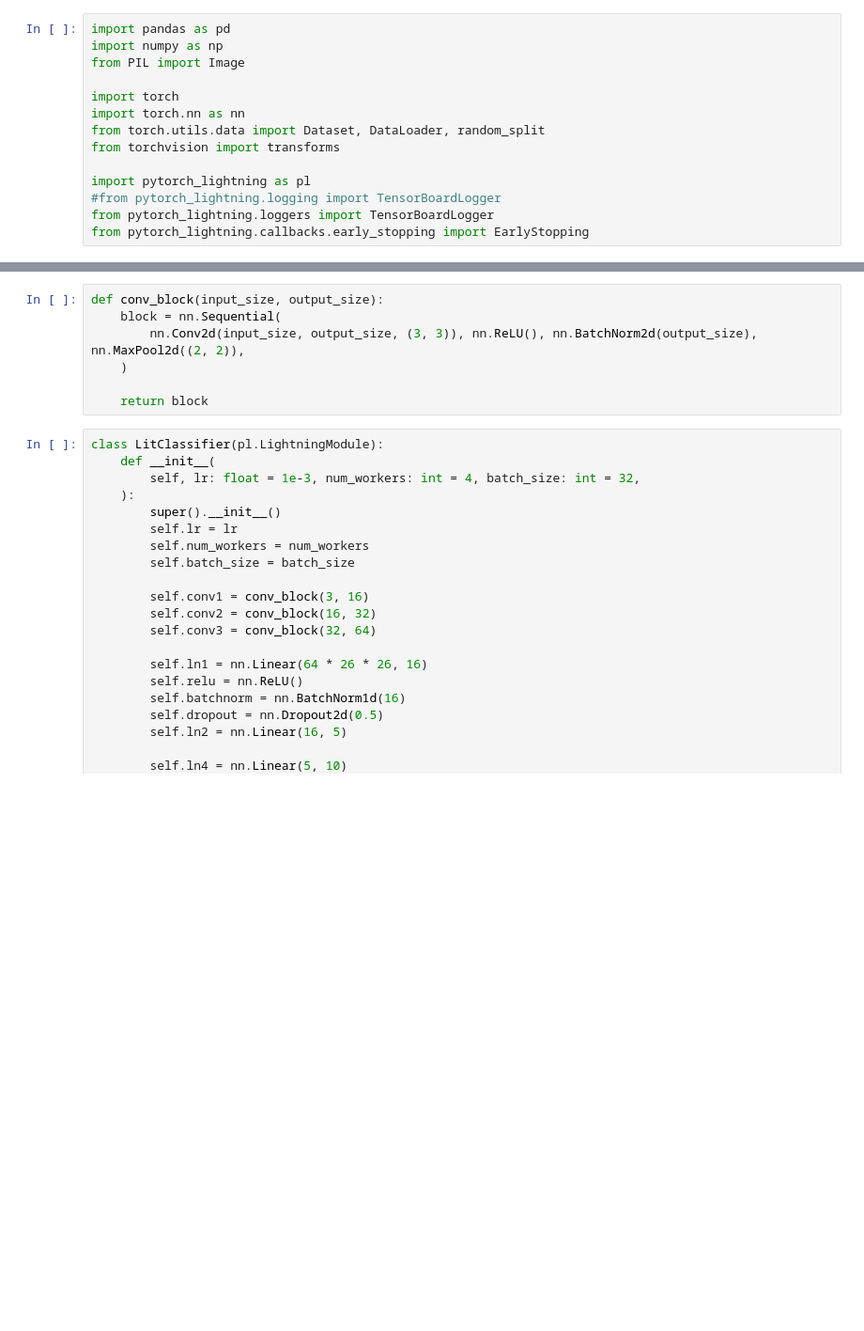
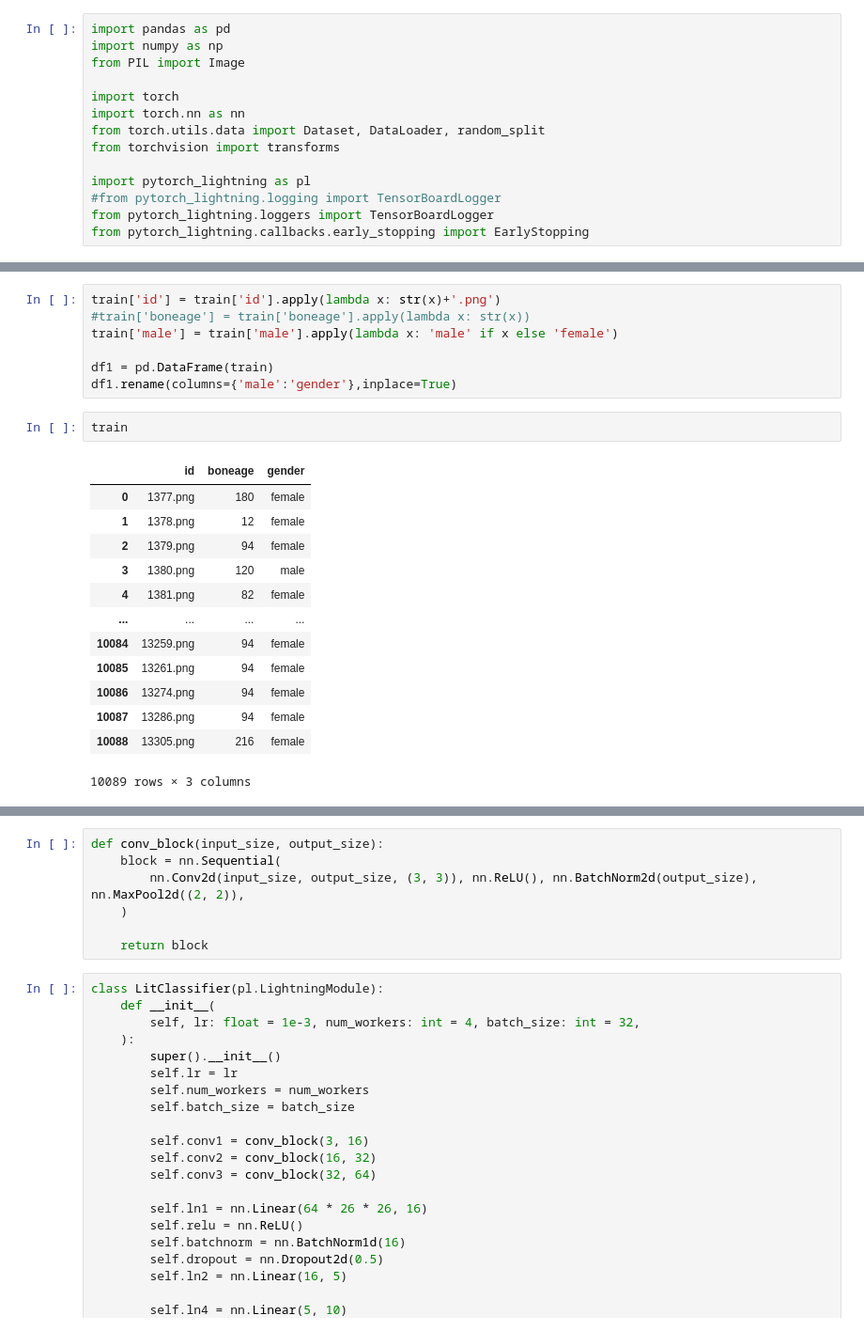
Before and after one commit to nichakornchaisuwan/Project_Boneage, a Jupyter notebook: lightning.ipynb, the cells around one changed output, grey strips where cells are left out. Shown: that part at 94% size. Drawn from its saved outputs; the diff is of its cells as text; blank space fills up the shorter version.

```diff
--- a/lightning.ipynb
+++ b/lightning.ipynb
@@ -39,3 +62,26 @@ data_path = "./data/"
+# %%
+train['id'] = train['id'].apply(lambda x: str(x)+'.png')
+#train['boneage'] = train['boneage'].apply(lambda x: str(x))
+train['male'] = train['male'].apply(lambda x: 'male' if x else 'female')
+
+df1 = pd.DataFrame(train)
+df1.rename(columns={'male':'gender'},inplace=True)
+# %%
+train
+# %% [output]
+|  | id | boneage | gender |
+| 0 | 1377.png | 180 | female |
+| 1 | 1378.png | 12 | female |
+| 2 | 1379.png | 94 | female |
+| 3 | 1380.png | 120 | male |
+| 4 | 1381.png | 82 | female |
+| ... | ... | ... | ... |
+| 10084 | 13259.png | 94 | female |
+| 10085 | 13261.png | 94 | female |
+| 10086 | 13274.png | 94 | female |
+| 10087 | 13286.png | 94 | female |
+| 10088 | 13305.png | 216 | female |
+10089 rows × 3 columns
 # %%
 class ImageDataset(Dataset):
     """Tabular and Image dataset."""
```
Also changed, not shown: parts of 12 cells of this notebook.
